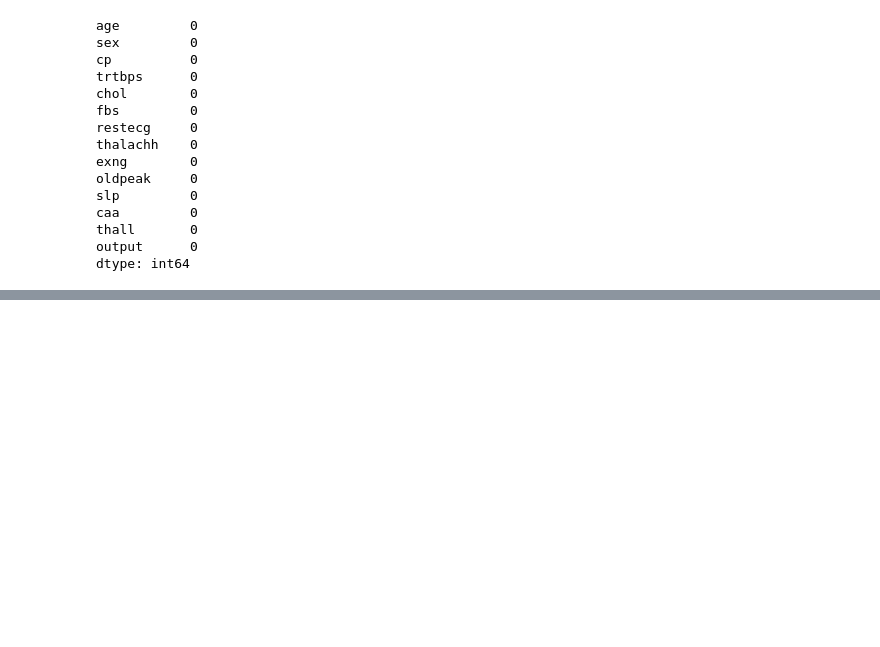
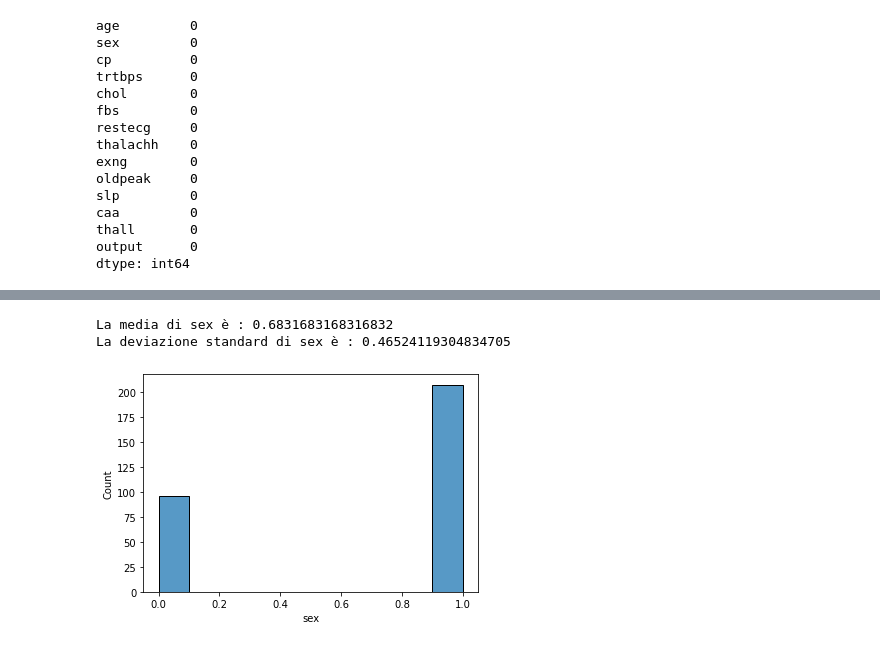
Before and after one commit to B1lly96/Heart_attack_kaggle, a Jupyter notebook: Data_cleaning_heart.ipynb, the cells around one changed output, grey strips where cells are left out. Cells and saved outputs as stored; diff of their text form; code cells hidden in the pictures; blank space fills up the shorter version.

```diff
--- a/Data_cleaning_heart.ipynb
+++ b/Data_cleaning_heart.ipynb
@@ -41,0 +59,8 @@ dtype: int64
+# %%
+# sex
+Sex = heart_data['sex']
+mean_std_hist( Sex, "sex" )
+# %% [output]
+La media di sex è : 0.6831683168316832
+La deviazione standard di sex è : 0.46524119304834705
+[figure, added]
```
Also changed, not shown: parts of 17 cells of this notebook, 2 other files.
